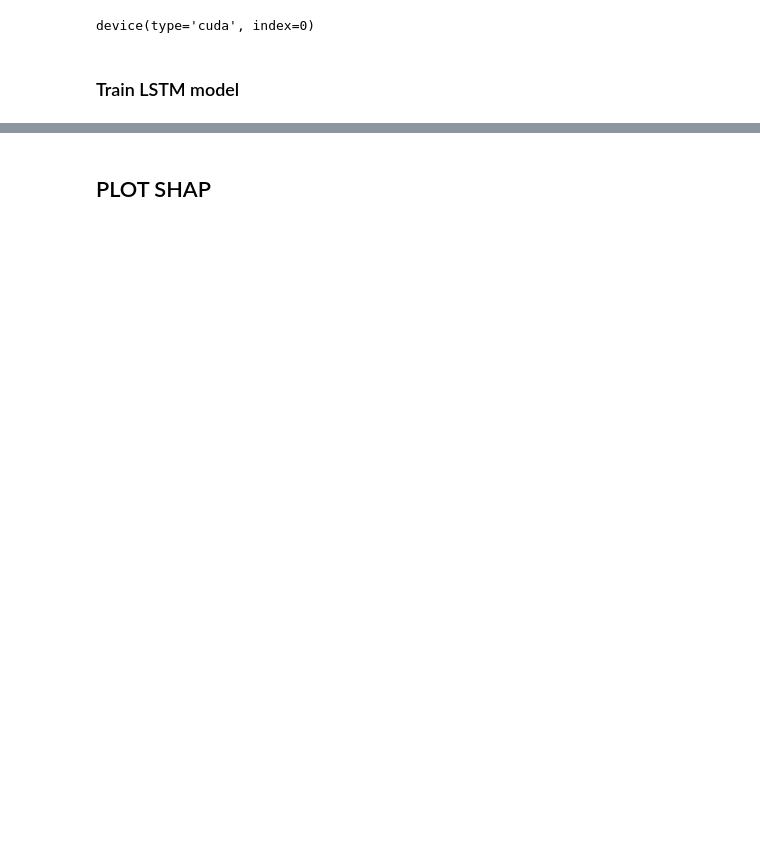
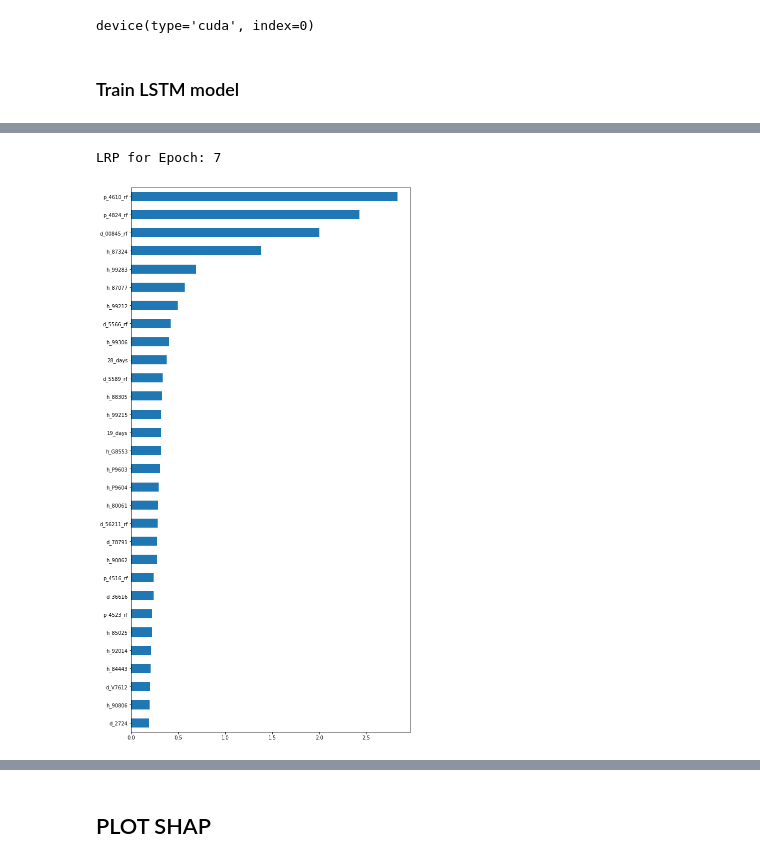
Before and after one commit to Weilin37/CMSAI_Research, a Jupyter notebook: model/toy_simple/AE_CDiff/lstm.ipynb, the cells around one changed output, grey strips where cells are left out. Drawn from its saved outputs; the diff is of its cells as text; code cells hidden in the pictures; blank space fills up the shorter version.

Commit message:
Separate the model training and shap scripts in CDiff data

```diff
--- a/model/toy_simple/AE_CDiff/lstm.ipynb
+++ b/model/toy_simple/AE_CDiff/lstm.ipynb
@@ -91,12 +96,12 @@ from cdiff_utils import *
 # %%
 MODEL_NAME = "lstm-att-lrp"
 
-NROWS = 1000  # 1e9
+NROWS = 1e9
 
-TRAIN_MODEL = True
-SEQ_LEN = 200
+TRAIN_MODEL = False
+SEQ_LEN = 100
 
-N_EPOCHS = 9
+N_EPOCHS = 10
 
 TARGET_COLNAME = "d_00845"
 UID_COLNAME = "patient_id"
@@ -106,11 +111,11 @@ DATA_TYPE = "downsampled"
 FNAME = "all"
 SAVE_DATASET = True
 
-BATCH_SIZE = 8
+BATCH_SIZE = 64
 # Model Parameters
 MODEL_PARAMS = {
     # Dataset/vocab related
-    "min_freq": 500,
+    "min_freq": 1000,
     "batch_size": BATCH_SIZE,
     # Model related parameters
     "embedding_dim": 30,  # 30
@@ -133,7 +138,6 @@ MODEL_PARAMS = {
     "n_valid_examples": BATCH_SIZE,  # Number of validation examples to be used during shap computation
     "n_test_examples": BATCH_SIZE,  # Number of the final test examples to be used in shap computation #TODO
 }
-
 
 # ALL_DOWN_DATA_PATH = (
 #     f"../../../data/AE_CDiff_d00845/output/data/1000/{DATA_TYPE}/preprocessed/all.csv"
@@ -359,6 +358,7 @@ train_dataset, vocab = build_lstm_dataset(
     vocab=None,
     nrows=NROWS,
     rev=MODEL_PARAMS["rev"],
+    cdiff=True,
 )
 
 valid_dataset, _ = build_lstm_dataset(
@@ -1012,8 +980,8 @@ plt.show()
 # %%
 ## Visualize SHAP
 # %%
-best_epoch = 8
-selected_epochs = [0, 3, 8]
+best_epoch = 7
+selected_epochs = [0, 5, best_epoch]
 # selected_epochs = [1]
 # %%
 selected_patients = pd.read_csv(SELECTED_EXAMPLES_PATH, sep=" ", header=None)
@@ -1033,24 +1013,27 @@ example_results.keys()
 # %%
-MAX_TOKENS = 100
+MAX_TOKENS = 30
 # get_all_shap_scores
 n_jobs = len(valid_results.keys())
 step = int(n_jobs / 2) - 1
 for epoch, val_scores in valid_results.items():
     if epoch != best_epoch:
         continue
     all_features = []
     all_scores = []
     for pat_id, scores in val_scores.items():
         all_scores.append(valid_results[epoch][pat_id]["imp"]["lrp_scores"].tolist())
         all_features.append(valid_results[epoch][pat_id]["imp"]["token"].tolist())
         # print(valid_results[epoch][pat_id]["imp"]["token"])
     global_scores = sj_utils.get_global_feature_importance(
         all_features, all_scores, absolute=True
     )
     print("LRP for Epoch: " + str(epoch))
     df_lrp = sj_utils.plot_global_feature_importance(
         global_scores, max_features=MAX_TOKENS
     )
+# %% [output]
+LRP for Epoch: 7
+[figure, added]
 # %%
 # get_all_shap_scores
 n_jobs = len(valid_results.keys())
```
Also changed, not shown: parts of 49 cells of this notebook, 9 other files.
